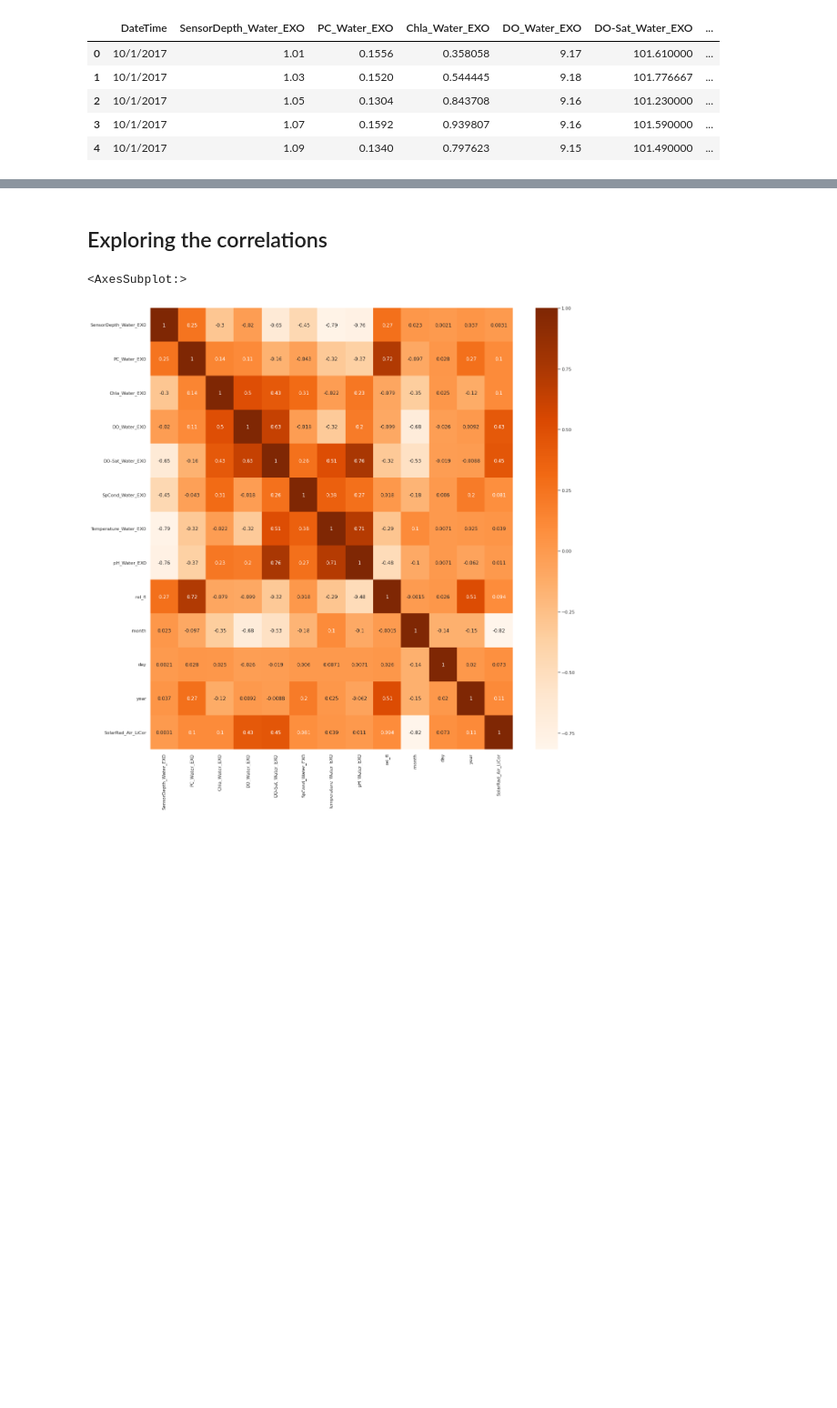
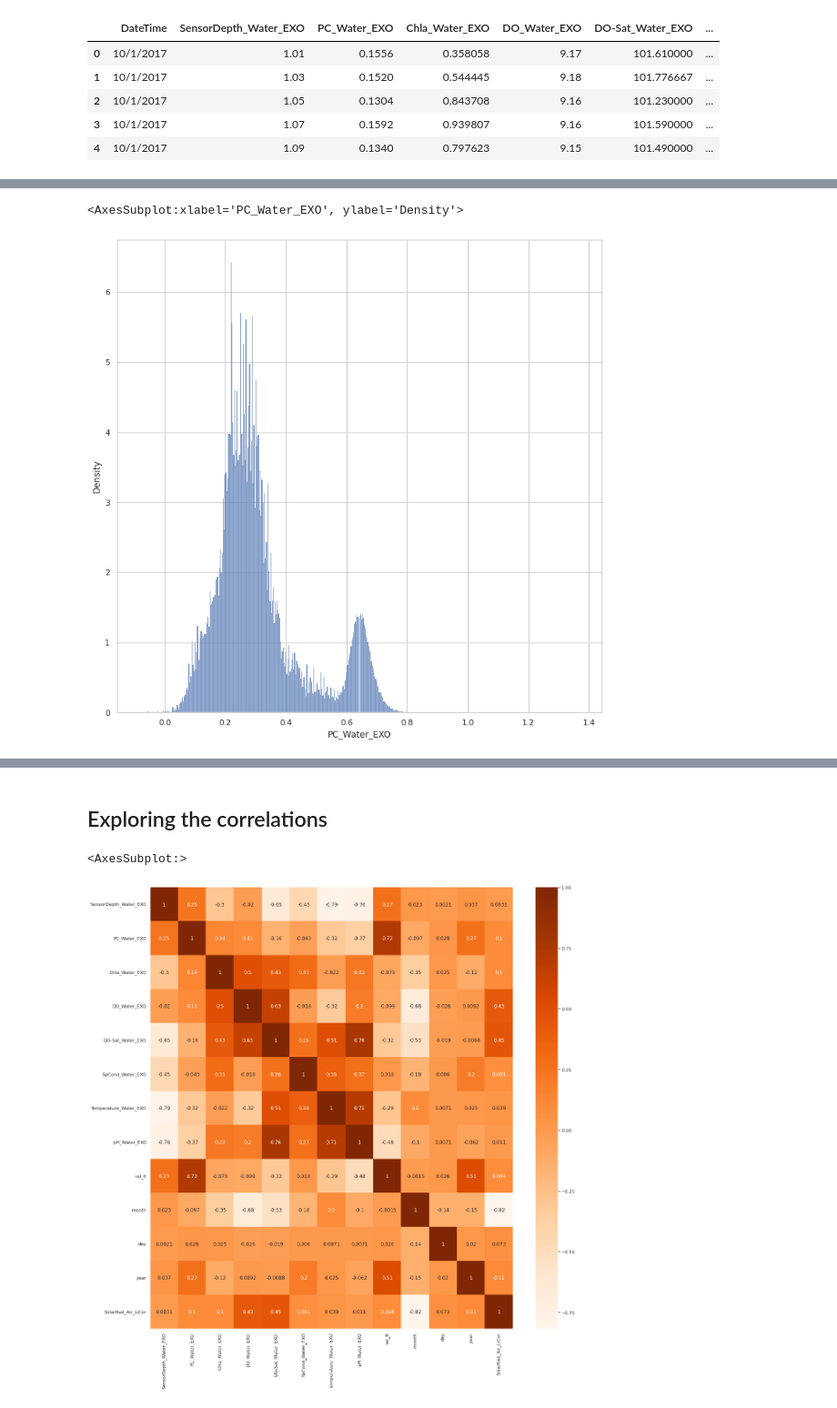
Before and after one commit to anirban-a/JeffersonProject, a Jupyter notebook: EDA/explore.ipynb, the cells around one changed output, grey strips where cells are left out. Shown at 91% size. Saved outputs shown, nothing was run; the diff lists cells and outputs as text; code cells hidden in the pictures; blank space fills up the shorter version.

```diff
--- a/EDA/explore.ipynb
+++ b/EDA/explore.ipynb
@@ -23,0 +32,6 @@ df.head()
+# %%
+plt.figure(figsize=(12, 12))
+sns.histplot(data=df, x='PC_Water_EXO', stat='density', bins=500)
+# %% [output]
+<AxesSubplot:xlabel='PC_Water_EXO', ylabel='Density'>
+[figure, added]
```
Also changed, not shown: parts of 7 cells of this notebook, 1 other file.
